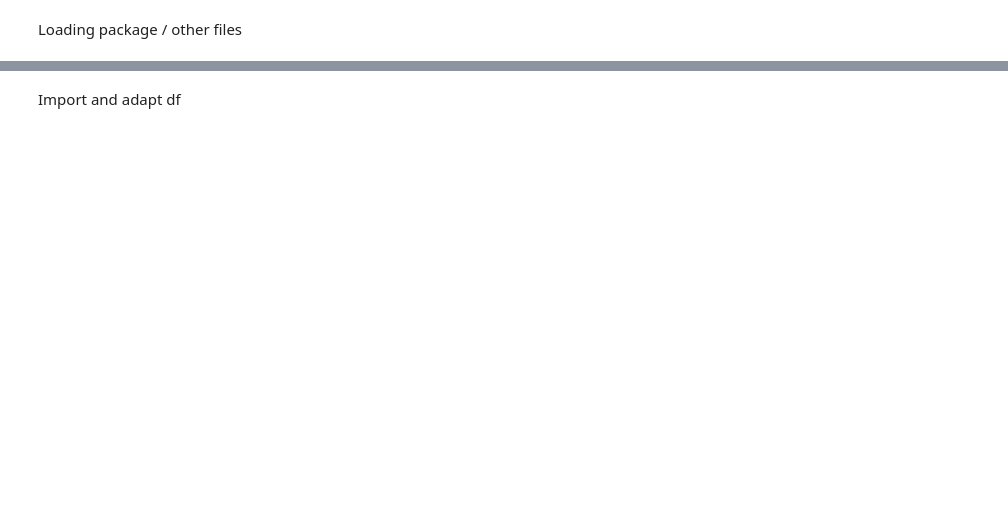
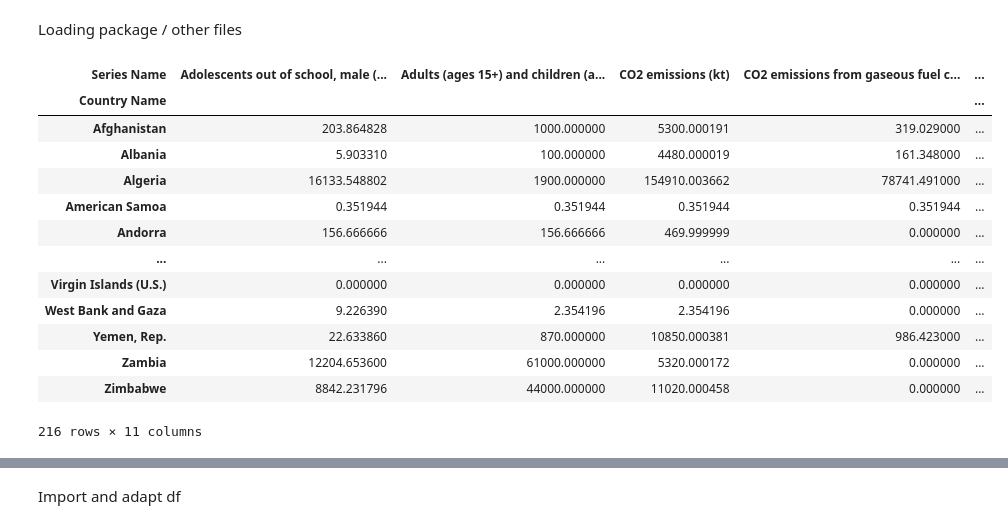
Before and after one commit to f2ire/IA_project, a Jupyter notebook: report-classification.ipynb, the cells around one changed output, grey strips where cells are left out. Saved outputs shown, nothing was run; the diff lists cells and outputs as text; code cells hidden in the pictures; blank space fills up the shorter version.

```diff
--- a/report-classification.ipynb
+++ b/report-classification.ipynb
@@ -7,0 +13,34 @@ import data_managment as dm
+# %%
+data=pd.read_csv("data.txt", sep="\t")
+dat=data.drop(columns=["Country Code","Series Code","Country Name"])
+d=data["2016 [YR2016]"]
+l=[]
+i=0
+while i<len(d):
+    j=d.to_list()[i:i+13]
+    l.append(j)
+    i+=13
+
+q=pd.DataFrame(l)
+df = dm.build_adapted_df(data)
+imputer = KNNImputer(missing_values=np.nan)
+imputed_DF = pd.DataFrame(imputer.fit_transform(df))
+imputed_DF.columns = df.columns
+imputed_DF.index = df.index
+new_df=imputed_DF
+df = new_df.transpose(); df
+# %% [output]
+| Series Name | Adolescents out of school, male (... | Adults (ages 15+) and children (a... | CO2 emissions (kt) | CO2 emissions from gaseous fuel c... | ... |
+| Country Name |  |  |  |  | ... |
+| Afghanistan | 203.864828 | 1000.000000 | 5300.000191 | 319.029000 | ... |
+| Albania | 5.903310 | 100.000000 | 4480.000019 | 161.348000 | ... |
+| Algeria | 16133.548802 | 1900.000000 | 154910.003662 | 78741.491000 | ... |
+| American Samoa | 0.351944 | 0.351944 | 0.351944 | 0.351944 | ... |
+| Andorra | 156.666666 | 156.666666 | 469.999999 | 0.000000 | ... |
+| ... | ... | ... | ... | ... | ... |
+| Virgin Islands (U.S.) | 0.000000 | 0.000000 | 0.000000 | 0.000000 | ... |
+| West Bank and Gaza | 9.226390 | 2.354196 | 2.354196 | 0.000000 | ... |
+| Yemen, Rep. | 22.633860 | 870.000000 | 10850.000381 | 986.423000 | ... |
+| Zambia | 12204.653600 | 61000.000000 | 5320.000172 | 0.000000 | ... |
+| Zimbabwe | 8842.231796 | 44000.000000 | 11020.000458 | 0.000000 | ... |
+216 rows × 11 columns
```
Also changed, not shown: parts of 37 cells of this notebook.
